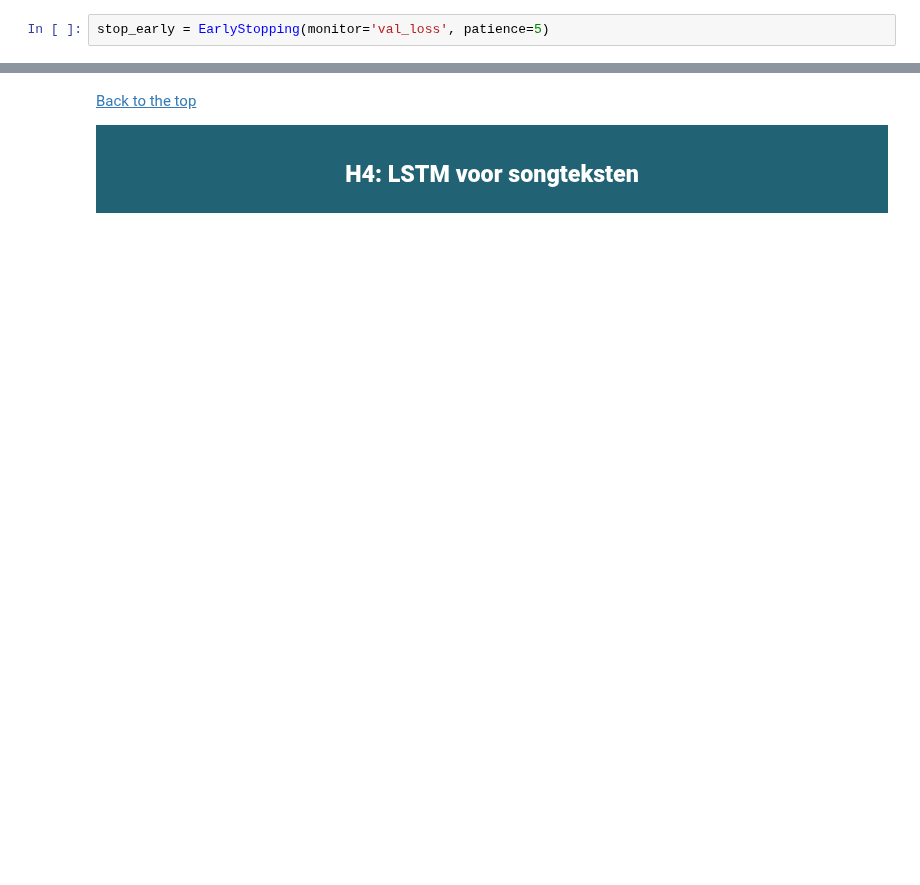
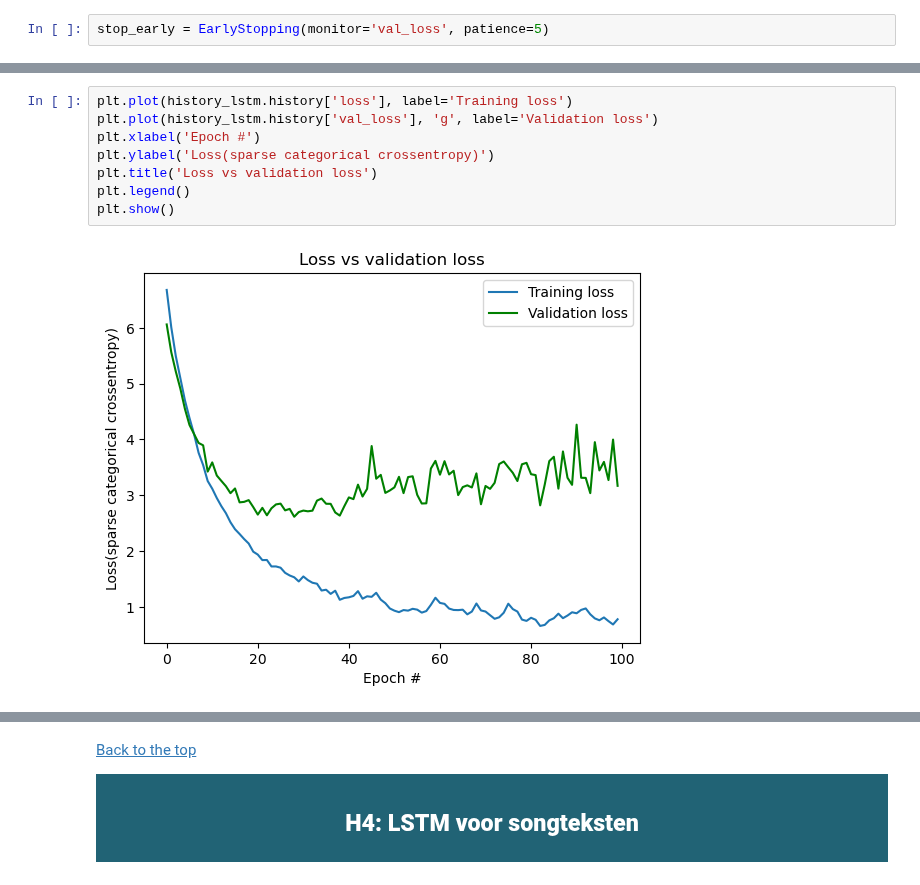
Before and after one commit to juliaboschman/Deep-Learning-Portfolio, a Jupyter notebook: Portfolio 2/Karaoke_Klassificatie.ipynb, the cells around one changed output, grey strips where cells are left out. Cells and saved outputs as stored; diff of their text form; blank space fills up the shorter version.

```diff
--- a/Portfolio 2/Karaoke_Klassificatie.ipynb
+++ b/Portfolio 2/Karaoke_Klassificatie.ipynb
@@ -522,0 +710,10 @@ Epoch 1/3
+# %%
+plt.plot(history_lstm.history['loss'], label='Training loss')
+plt.plot(history_lstm.history['val_loss'], 'g', label='Validation loss')
+plt.xlabel('Epoch #')
+plt.ylabel('Loss(sparse categorical crossentropy)')
+plt.title('Loss vs validation loss')
+plt.legend()
+plt.show()
+# %% [output]
+[figure, added]
```
Also changed, not shown: parts of 135 cells of this notebook.
